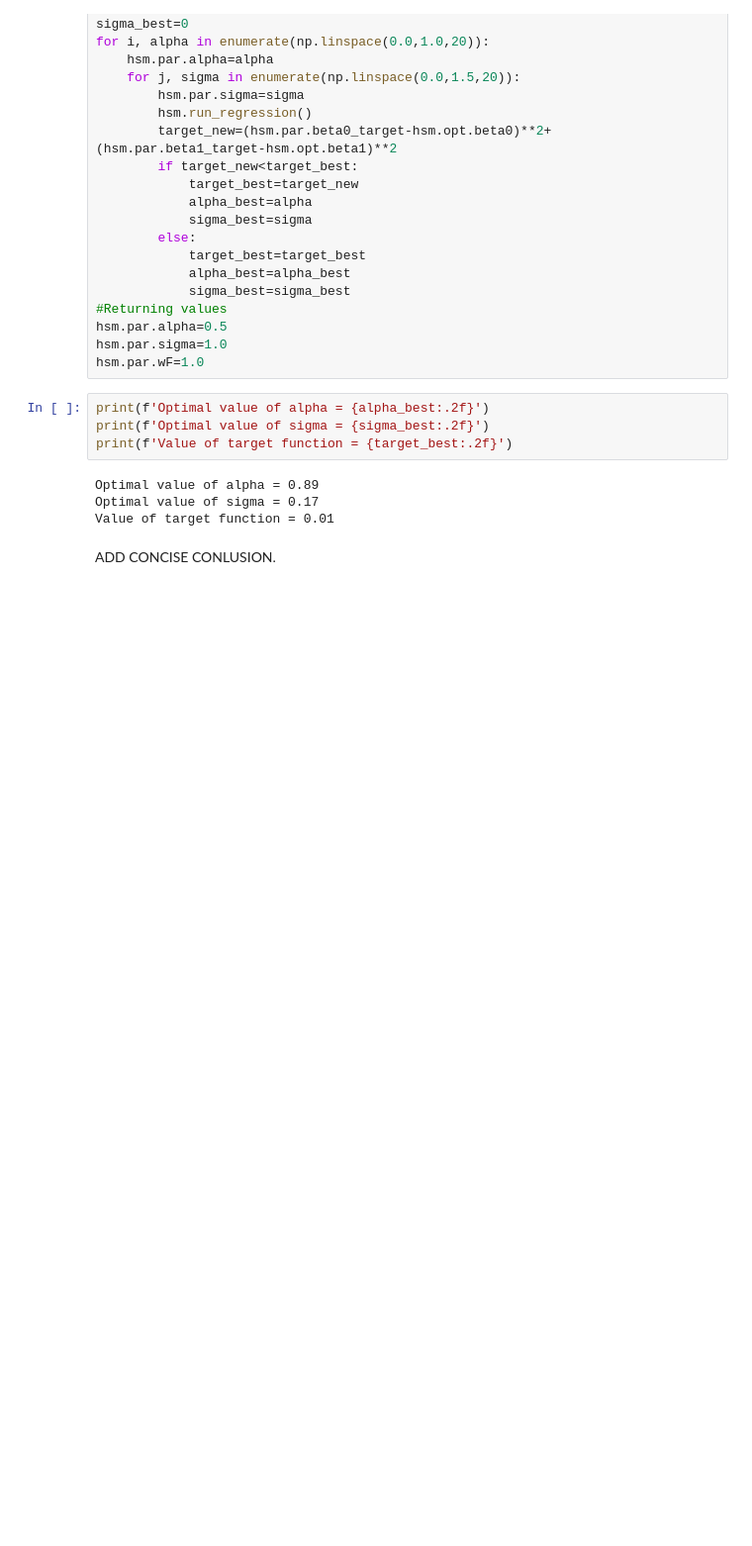
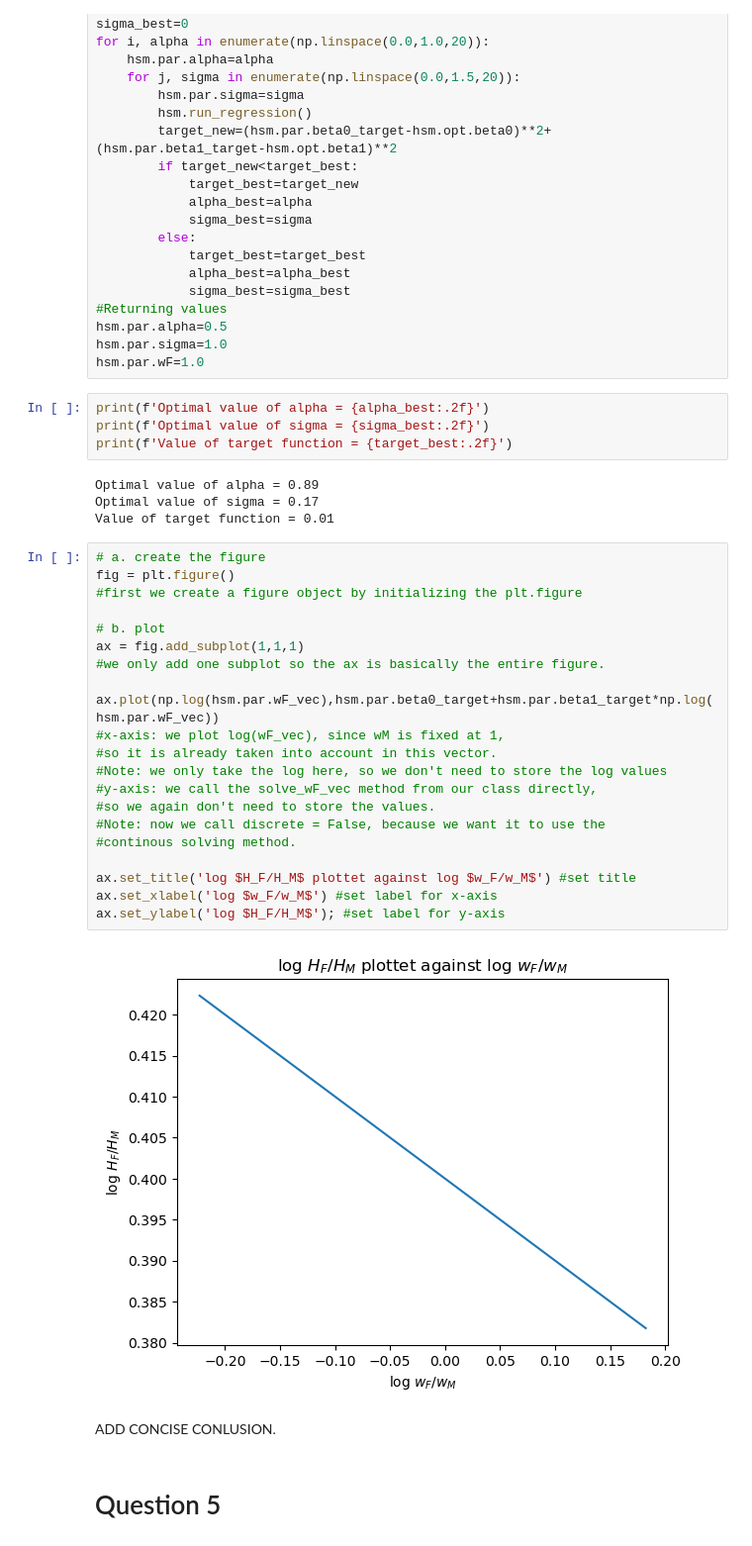
Before and after one commit to NumEconCopenhagen/projects-2023-andershuus_christianfogel, a Jupyter notebook: inauguralproject/inauguralproject.ipynb, the cells around one changed output. Shown at 99% size. Cells and saved outputs as stored; diff of their text form; blank space fills up the shorter version.

Commit message:
question 4 and 5

```diff
--- a/inauguralproject/inauguralproject.ipynb
+++ b/inauguralproject/inauguralproject.ipynb
@@ -171,5 +168,30 @@ print(f'Value of target function = {target_best:.2f}')
 Optimal value of alpha = 0.89
 Optimal value of sigma = 0.17
 Value of target function = 0.01
+# %%
+# a. create the figure
+fig = plt.figure()
+#first we create a figure object by initializing the plt.figure
+
+# b. plot
+ax = fig.add_subplot(1,1,1)
+#we only add one subplot so the ax is basically the entire figure.
+
+ax.plot(np.log(hsm.par.wF_vec),hsm.par.beta0_target+hsm.par.beta1_target*np.log(hsm.par.wF_vec))
+#x-axis: we plot log(wF_vec), since wM is fixed at 1,
+#so it is already taken into account in this vector.
+#Note: we only take the log here, so we don't need to store the log values
+#y-axis: we call the solve_wF_vec method from our class directly,
+#so we again don't need to store the values.
+#Note: now we call discrete = False, because we want it to use the
+#continous solving method.
+
+ax.set_title('log $H_F/H_M$ plottet against log $w_F/w_M$') #set title
+ax.set_xlabel('log $w_F/w_M$') #set label for x-axis
+ax.set_ylabel('log $H_F/H_M$'); #set label for y-axis
+# %% [output]
+[figure, added]
 # %% [markdown]
 ADD CONCISE CONLUSION.
+# %% [markdown]
+# Question 5
```
Also changed, not shown: parts of 4 cells of this notebook, 1 other file.
